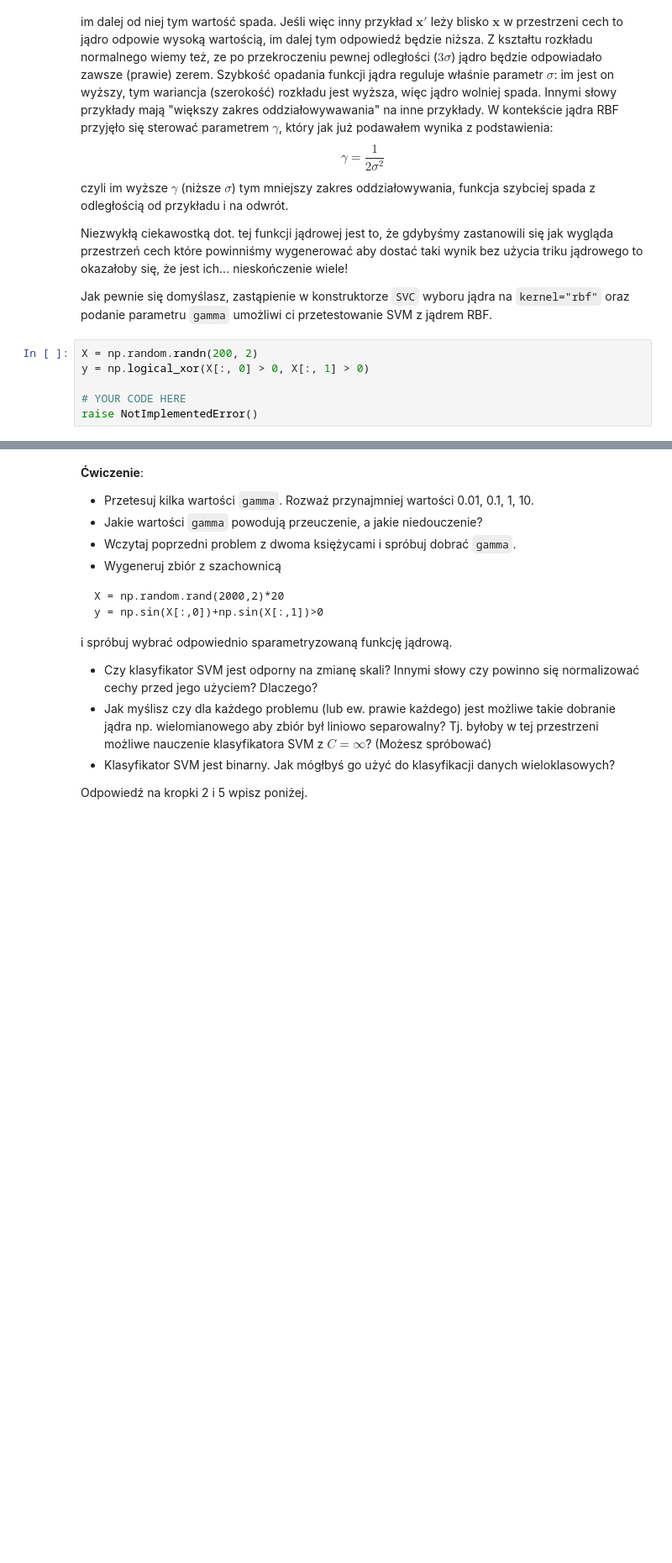
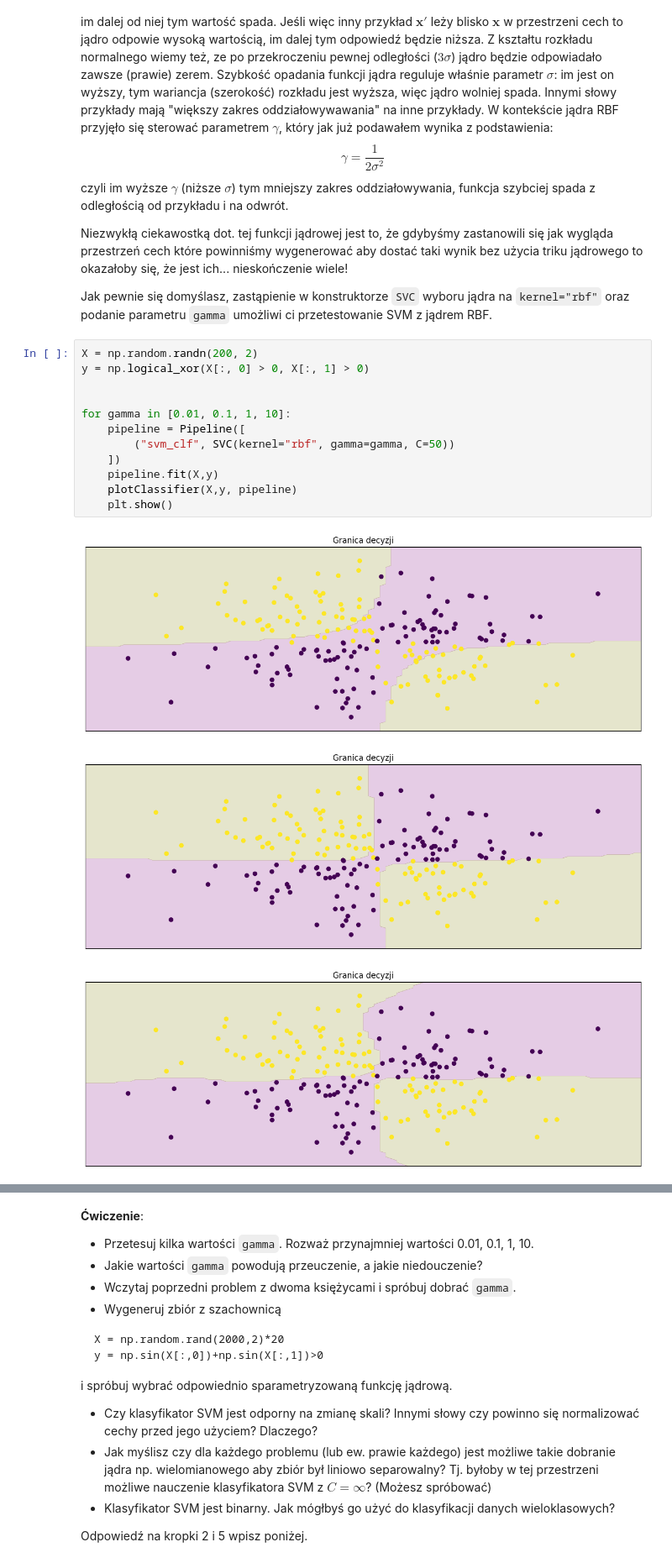
Before and after one commit to Mimikkk/study-master-2023-sus, a Jupyter notebook: exercise-4-svm/notebook.ipynb, the cells around one changed output, grey strips where cells are left out. Shown at 84% size. Cells and saved outputs as stored; diff of their text form; blank space fills up the shorter version.

```diff
--- a/exercise-4-svm/notebook.ipynb
+++ b/exercise-4-svm/notebook.ipynb
@@ -327,6 +367,16 @@ Jak pewnie się domyślasz, zastąpienie w konstruktorze `SVC` wyboru jądra na
 # %%
 X = np.random.randn(200, 2)
 y = np.logical_xor(X[:, 0] > 0, X[:, 1] > 0)
 
-# YOUR CODE HERE
-raise NotImplementedError()
+
+for gamma in [0.01, 0.1, 1, 10]:
+    pipeline = Pipeline([
+        ("svm_clf", SVC(kernel="rbf", gamma=gamma, C=50))
+    ])
+    pipeline.fit(X,y)
+    plotClassifier(X,y, pipeline)
+    plt.show()
+# %% [output]
+[figure, added]
+[figure, added]
+[figure, added]
```
Also changed, not shown: parts of 27 cells of this notebook.
